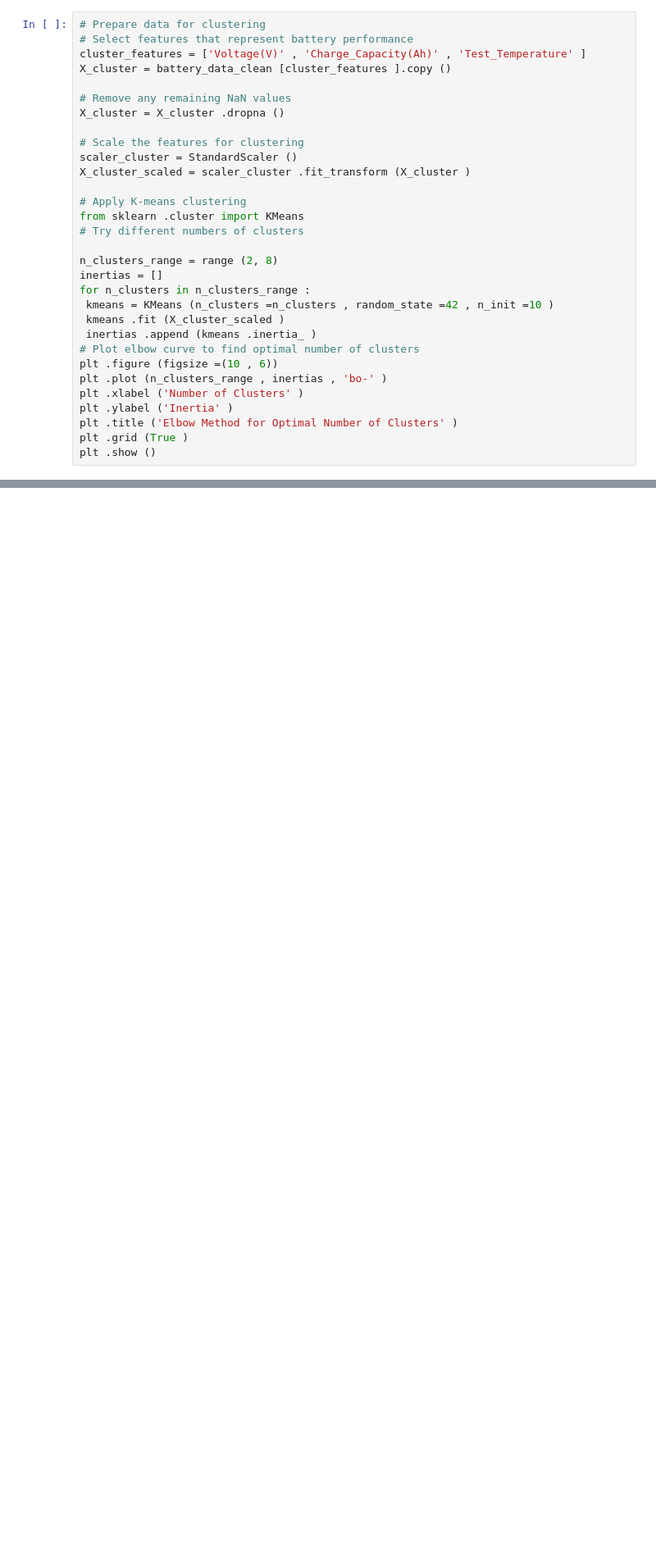
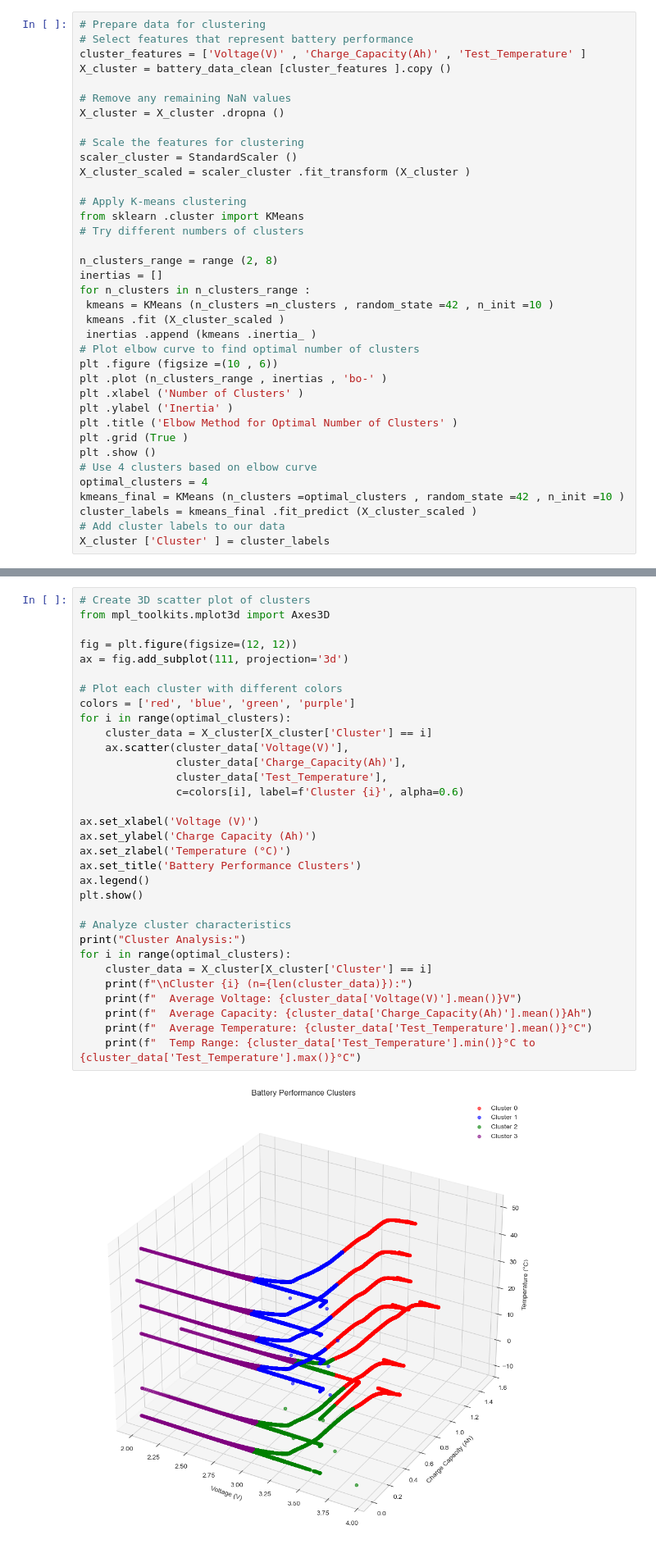
Before and after one commit to Jai-Kumar786/Machine_Learning_and_Alogorithms, a Jupyter notebook: 05-19-2025 Scikit-Learn with A123 Battery Data .ipynb, the cells around one changed output, grey strips where cells are left out. Shown at 82% size. Drawn from its saved outputs; the diff is of its cells as text; blank space fills up the shorter version.

```diff
--- a/05-19-2025 Scikit-Learn with A123 Battery Data .ipynb
+++ b/05-19-2025 Scikit-Learn with A123 Battery Data .ipynb
@@ -2180,5 +2180,11 @@ plt .ylabel ('Inertia' )
 plt .title ('Elbow Method for Optimal Number of Clusters' )
 plt .grid (True )
 plt .show ()
+# Use 4 clusters based on elbow curve
+optimal_clusters = 4
+kmeans_final = KMeans (n_clusters =optimal_clusters , random_state =42 , n_init =10 )
+cluster_labels = kmeans_final .fit_predict (X_cluster_scaled )
+# Add cluster labels to our data
+X_cluster ['Cluster' ] = cluster_labels
 # %% [output]
 [figure]
@@ -2184,0 +2193,34 @@ plt .show ()
+# %%
+# Create 3D scatter plot of clusters
+from mpl_toolkits.mplot3d import Axes3D
+
+fig = plt.figure(figsize=(12, 12))
+ax = fig.add_subplot(111, projection='3d')
+
+# Plot each cluster with different colors
+colors = ['red', 'blue', 'green', 'purple']
+for i in range(optimal_clusters):
+    cluster_data = X_cluster[X_cluster['Cluster'] == i]
+    ax.scatter(cluster_data['Voltage(V)'],
+               cluster_data['Charge_Capacity(Ah)'],
+               cluster_data['Test_Temperature'],
+               c=colors[i], label=f'Cluster {i}', alpha=0.6)
+
+ax.set_xlabel('Voltage (V)')
+ax.set_ylabel('Charge Capacity (Ah)')
+ax.set_zlabel('Temperature (°C)')
+ax.set_title('Battery Performance Clusters')
+ax.legend()
+plt.show()
+
+# Analyze cluster characteristics
+print("Cluster Analysis:")
+for i in range(optimal_clusters):
+    cluster_data = X_cluster[X_cluster['Cluster'] == i]
+    print(f"\nCluster {i} (n={len(cluster_data)}):")
+    print(f"  Average Voltage: {cluster_data['Voltage(V)'].mean()}V")
+    print(f"  Average Capacity: {cluster_data['Charge_Capacity(Ah)'].mean()}Ah")
+    print(f"  Average Temperature: {cluster_data['Test_Temperature'].mean()}°C")
+    print(f"  Temp Range: {cluster_data['Test_Temperature'].min()}°C to {cluster_data['Test_Temperature'].max()}°C")
+# %% [output]
+[figure, added]
```
Also changed, not shown: parts of 2 cells of this notebook.
